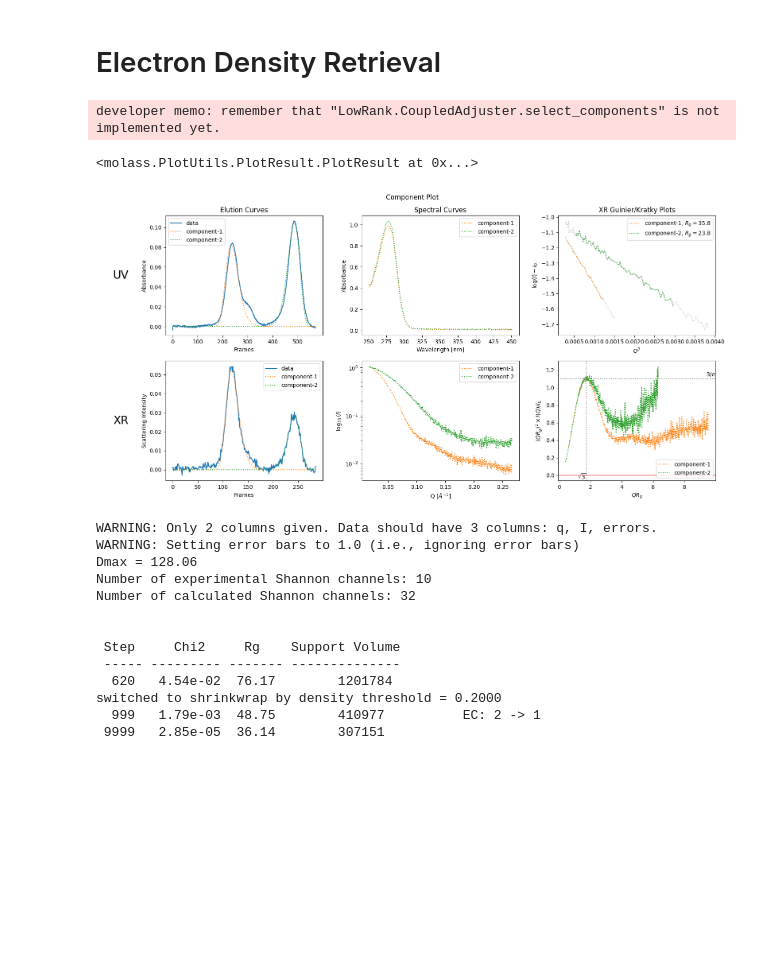
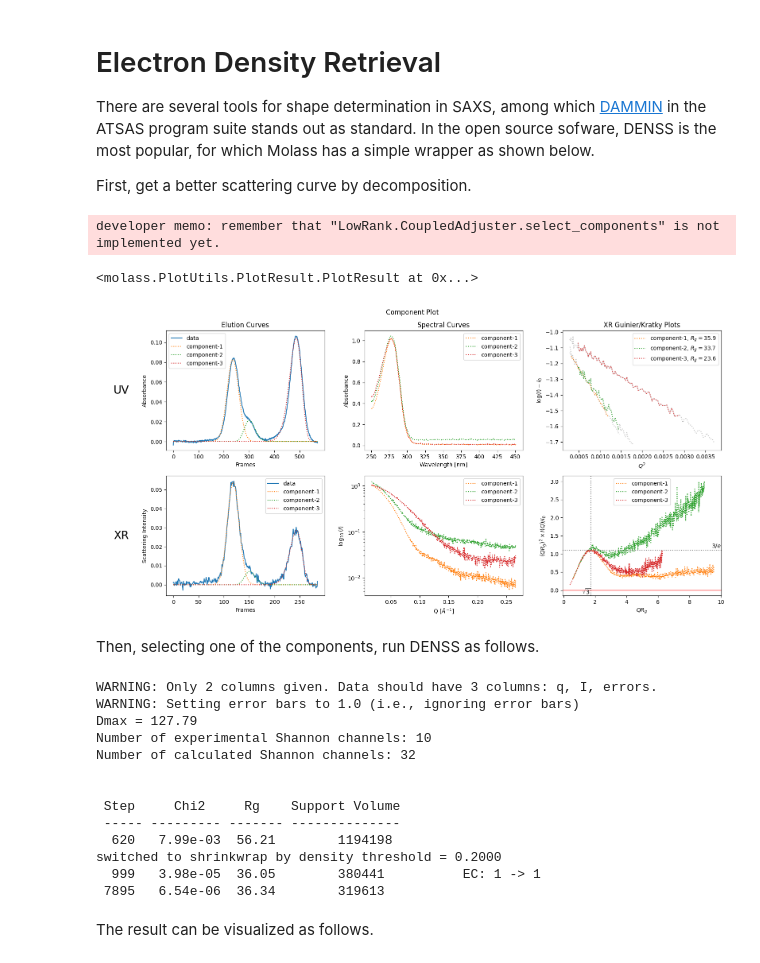
Before and after one commit to nshimizu0721/molass-tutorial, a Jupyter notebook: chapters/07/denss.ipynb, the cells around one changed output. Saved outputs shown, nothing was run; the diff lists cells and outputs as text; code cells hidden in the pictures; blank space fills up the shorter version.

```diff
--- a/chapters/07/denss.ipynb
+++ b/chapters/07/denss.ipynb
@@ -1,38 +1,48 @@
 # %% [markdown]
 # Electron Density Retrieval
+
+There are several tools for shape determination in SAXS, among which [DAMMIN](https://www.embl-hamburg.de/biosaxs/dammin.html) in the ATSAS program suite stands out as standard.
+In the open source sofware, DENSS is the most popular, for which Molass has a simple wrapper as shown below.
+
+First, get a better scattering curve by decomposition.
 # %%
 from molass import get_version
-assert get_version() >= '0.1.0', "This tutorial requires molass version 0.1.0 or higher."
+assert get_version() >= '0.1.3', "This tutorial requires molass version 0.1.3 or higher."
 from molass_data import SAMPLE1
 from molass.DataObjects import SecSaxsData as SSD
 ssd = SSD(SAMPLE1)
 trimmed_ssd = ssd.trimmed_copy()
 corrected_ssd = trimmed_ssd.corrected_copy()
-decomposition = corrected_ssd.quick_decomposition()
+decomposition = corrected_ssd.quick_decomposition(num_components=3)
 decomposition.plot_components()
 # %% [output]
 developer memo: remember that "LowRank.CoupledAdjuster.select_components" is not implemented yet.
 <molass.PlotUtils.PlotResult.PlotResult at 0x...>
-[figure, old version]
+[figure, new version]
+# %% [markdown]
+Then, selecting one of the components, run DENSS as follows.
 # %%
 from molass.SAXS.DenssTools import run_denss
+# Get, for example, the first component's scattering curve as an array
 jcurve_array = decomposition.get_xr_components()[0].get_jcurve_array()
 output_folder = "temp"
 run_denss(jcurve_array, output_folder=output_folder)
 # %% [output]
 WARNING: Only 2 columns given. Data should have 3 columns: q, I, errors.
 WARNING: Setting error bars to 1.0 (i.e., ignoring error bars)
-Dmax = 128.06
+Dmax = 127.79
 Number of experimental Shannon channels: 10
 Number of calculated Shannon channels: 32
 
 
  Step     Chi2     Rg    Support Volume
  ----- --------- ------- --------------
-  620   4.54e-02  76.17        1201784
+  620   7.99e-03  56.21        1194198
 switched to shrinkwrap by density threshold = 0.2000
-  999   1.79e-03  48.75        410977          EC: 2 -> 1
- 9999   2.85e-05  36.14        307151
+  999   3.98e-05  36.05        380441          EC: 1 -> 1
+ 7895   6.54e-06  36.34        319613
+# %% [markdown]
+The result can be visualized as follows.
 # %%
 import matplotlib.pyplot as plt
 from molass.SAXS.MrcViewer import show_mrc
```
Also changed, not shown: parts of 1 cell of this notebook.
